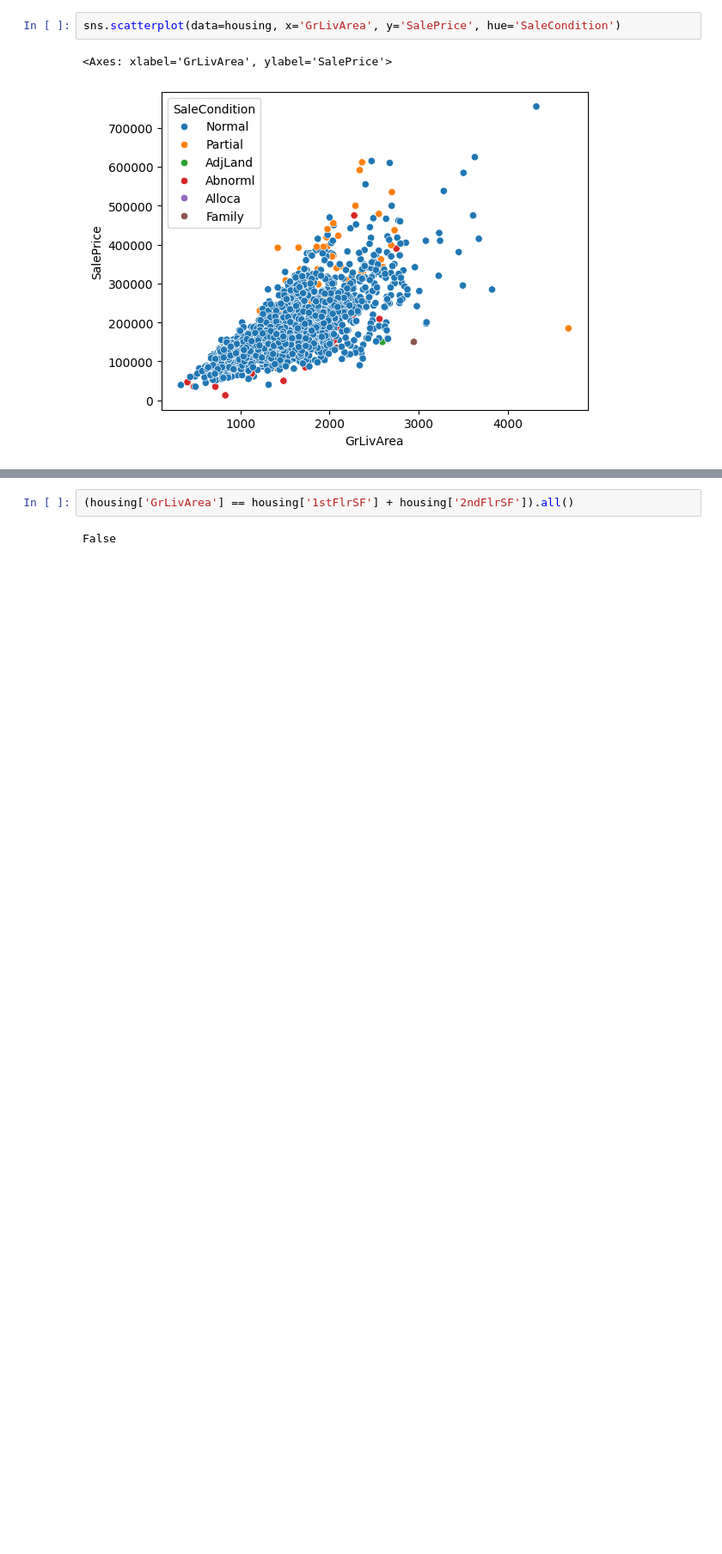
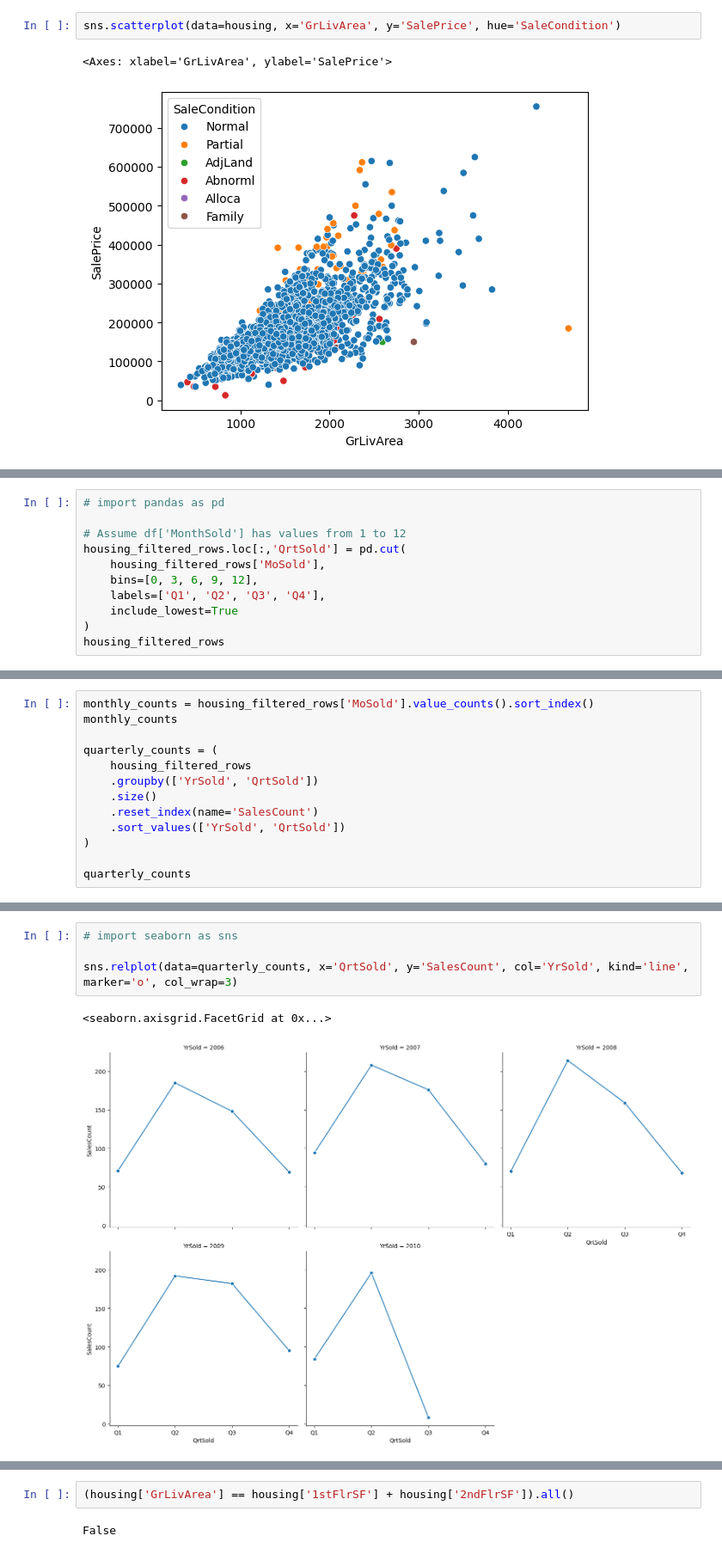
Before and after one commit to erinnyy/Ames_ML_Project, a Jupyter notebook: Ames_Machine_Learning_Project.ipynb, the cells around one changed output, grey strips where cells are left out. Shown: that part at 86% size. Drawn from its saved outputs; the diff is of its cells as text; blank space fills up the shorter version.

```diff
--- a/Ames_Machine_Learning_Project.ipynb
+++ b/Ames_Machine_Learning_Project.ipynb
@@ -219,0 +237,11 @@ sns.scatterplot(data=housing, x='GrLivArea', y='SalePrice', hue='MiscFeature')
+# %%
+# import pandas as pd
+
+# Assume df['MonthSold'] has values from 1 to 12
+housing_filtered_rows.loc[:,'QrtSold'] = pd.cut(
+    housing_filtered_rows['MoSold'],
+    bins=[0, 3, 6, 9, 12],
+    labels=['Q1', 'Q2', 'Q3', 'Q4'],
+    include_lowest=True
+)
+housing_filtered_rows
@@ -219,0 +264,13 @@ sns.scatterplot(data=housing, x='GrLivArea', y='SalePrice', hue='MiscFeature')
+# %%
+monthly_counts = housing_filtered_rows['MoSold'].value_counts().sort_index()
+monthly_counts
+
+quarterly_counts = (
+    housing_filtered_rows
+    .groupby(['YrSold', 'QrtSold'])
+    .size()
+    .reset_index(name='SalesCount')
+    .sort_values(['YrSold', 'QrtSold'])
+)
+
+quarterly_counts
@@ -219,0 +295,7 @@ sns.scatterplot(data=housing, x='GrLivArea', y='SalePrice', hue='MiscFeature')
+# %%
+# import seaborn as sns
+
+sns.relplot(data=quarterly_counts, x='QrtSold', y='SalesCount', col='YrSold', kind='line', marker='o', col_wrap=3)
+# %% [output]
+<seaborn.axisgrid.FacetGrid at 0x...>
+[figure, added]
```
Also changed, not shown: parts of 35 cells of this notebook.
